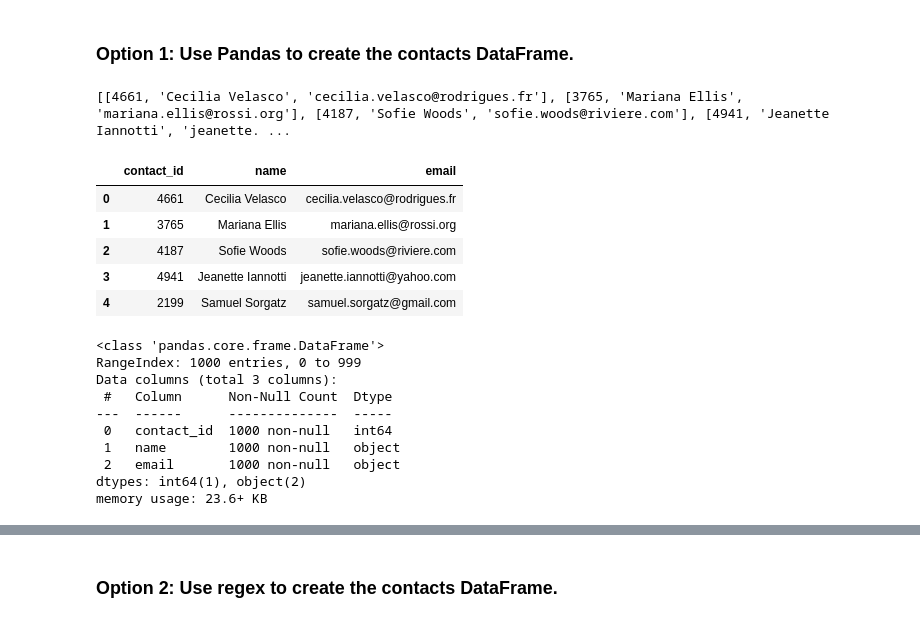
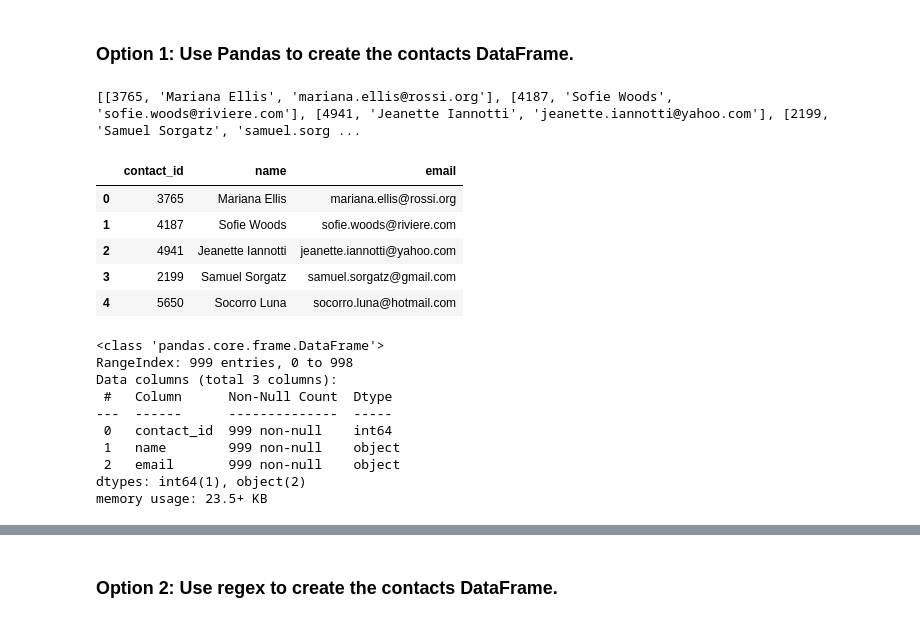
Before and after one commit to MohammedRizwan-1/Data-Extract-Transform-Load-Project, a Jupyter notebook: ETL_Mini_Project_Starter_Code.ipynb, the cells around one changed output, grey strips where cells are left out. Saved outputs shown, nothing was run; the diff lists cells and outputs as text; code cells hidden in the pictures.

```diff
--- a/ETL_Mini_Project_Starter_Code.ipynb
+++ b/ETL_Mini_Project_Starter_Code.ipynb
@@ -339,35 +339,43 @@ Then export the DataFrame as a `contacts.csv` CSV file.
 # Iterate through the contact_info_df and convert each row to a dictionary.
 import json
 dict_values = []
-
+for x,row in contact_info_df.iloc[1:].iterrows():
+    value = contact_info_df.iloc[x,0]
+    converted_values = json.loads(value)
+    dict_values.append([z for y,z in converted_values.items()])
 
 # Print out the list of values for each row.
 print(dict_values)
 # %% [output]
-[[4661, 'Cecilia Velasco', 'cecilia.velasco@rodrigues.fr'], [3765, 'Mariana Ellis', 'mariana.ellis@rossi.org'], [4187, 'Sofie Woods', 'sofie.woods@riviere.com'], [4941, 'Jeanette Iannotti', 'jeanette. ...
+[[3765, 'Mariana Ellis', 'mariana.ellis@rossi.org'], [4187, 'Sofie Woods', 'sofie.woods@riviere.com'], [4941, 'Jeanette Iannotti', 'jeanette.iannotti@yahoo.com'], [2199, 'Samuel Sorgatz', 'samuel.sorg ...
 # %%
 # Create a contact_info DataFrame and add each list of values, i.e., each row
 # to the 'contact_id', 'name', 'email' columns.
+
+contact_info_df = pd.DataFrame(dict_values, columns=['contact_id', 'name', 'email'])
+contact_info_df.head()
 # %% [output]
 |  | contact_id | name | email |
-| 0 | 4661 | Cecilia Velasco | cecilia.velasco@rodrigues.fr |
-| 1 | 3765 | Mariana Ellis | mariana.ellis@rossi.org |
-| 2 | 4187 | Sofie Woods | sofie.woods@riviere.com |
-| 3 | 4941 | Jeanette Iannotti | jeanette.iannotti@yahoo.com |
-| 4 | 2199 | Samuel Sorgatz | samuel.sorgatz@gmail.com |
+| 0 | 3765 | Mariana Ellis | mariana.ellis@rossi.org |
+| 1 | 4187 | Sofie Woods | sofie.woods@riviere.com |
+| 2 | 4941 | Jeanette Iannotti | jeanette.iannotti@yahoo.com |
+| 3 | 2199 | Samuel Sorgatz | samuel.sorgatz@gmail.com |
+| 4 | 5650 | Socorro Luna | socorro.luna@hotmail.com |
 # %%
 # Check the datatypes.
+
+contact_info_df.info()
 # %% [output]
 <class 'pandas.core.frame.DataFrame'>
-RangeIndex: 1000 entries, 0 to 999
+RangeIndex: 999 entries, 0 to 998
 Data columns (total 3 columns):
  #   Column      Non-Null Count  Dtype
 ---  ------      --------------  -----
- 0   contact_id  1000 non-null   int64
- 1   name        1000 non-null   object
- 2   email       1000 non-null   object
+ 0   contact_id  999 non-null    int64
+ 1   name        999 non-null    object
+ 2   email       999 non-null    object
 dtypes: int64(1), object(2)
-memory usage: 23.6+ KB
+memory usage: 23.5+ KB
 # %%
 # Create a "first"name" and "last_name" column with the first and last names from the "name" column.
 
```
Also changed, not shown: parts of 10 cells of this notebook.
